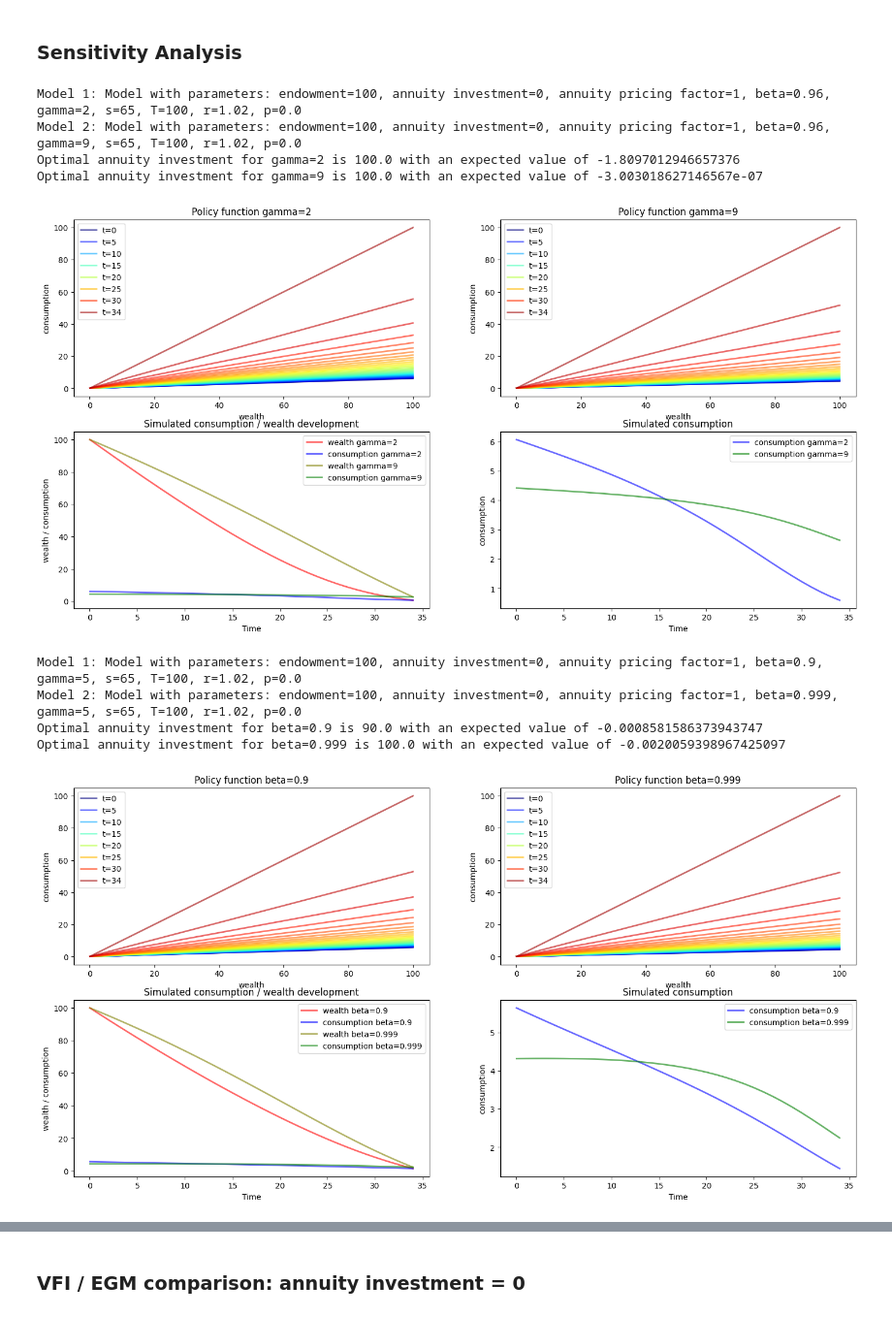
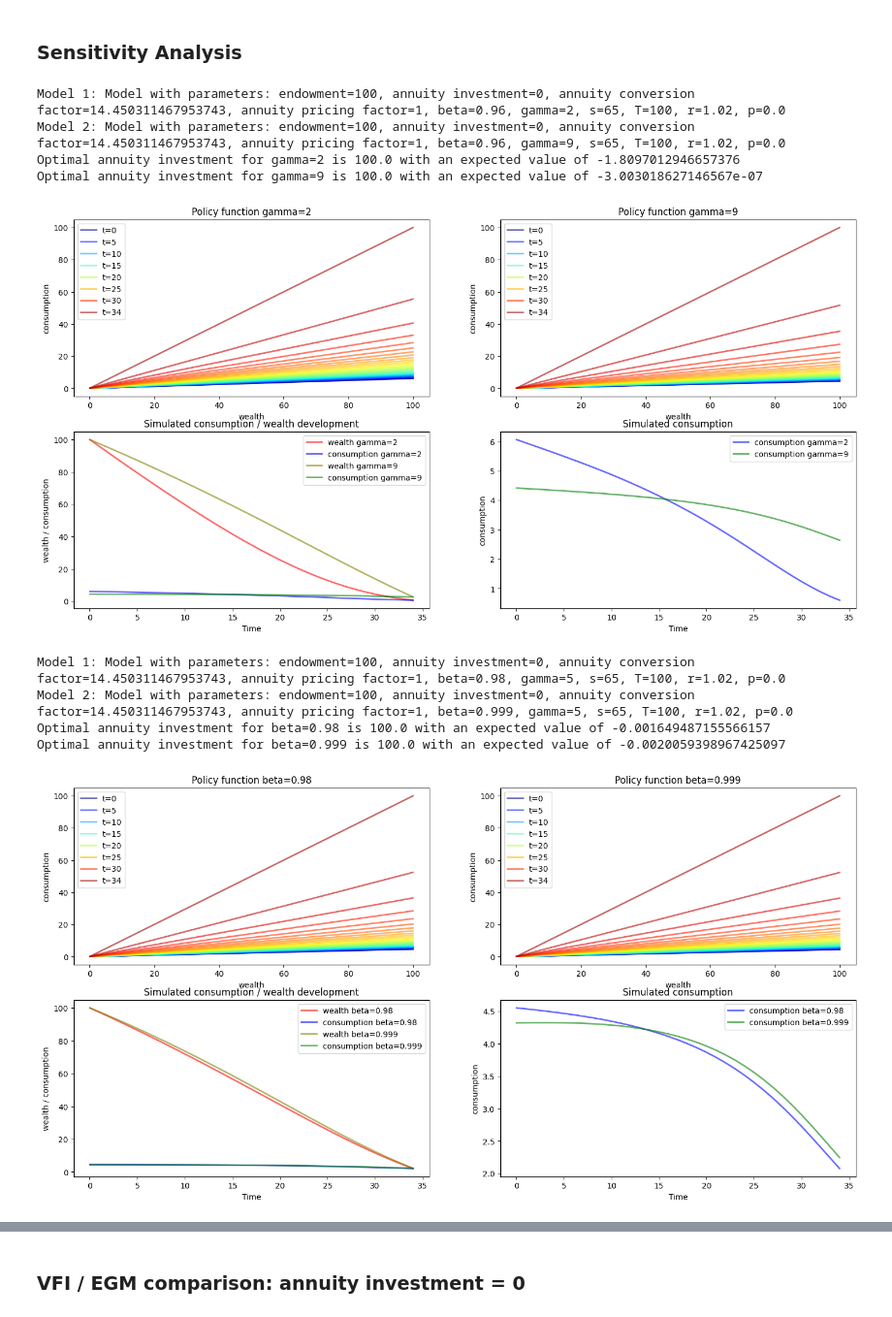
Before and after one commit to jonathan-cl/thesis, a Jupyter notebook: first_exercise/egm_and_vfi.ipynb, the cells around one changed output, grey strips where cells are left out. Shown at 97% size. Saved outputs shown, nothing was run; the diff lists cells and outputs as text; code cells hidden in the pictures.

```diff
--- a/first_exercise/egm_and_vfi.ipynb
+++ b/first_exercise/egm_and_vfi.ipynb
@@ -49,13 +52,14 @@ def get_s_prob(s, T):
  0.240081, 0.20208499999999996, 0.16218900000000003, 0.12029900000000004])
     return l[s:T]
 
-def get_annuity_payment(annuity_investment, S, R):
+def get_annuity_conversion_factor(S, R):
     accumulated_p_surv = 1
-    res = 0
+    con_factor = 0
     for t in range(len(S)):
         accumulated_p_surv *= S[t]
-        res += accumulated_p_surv / R ** t
-    return annuity_investment / res
+        con_factor += accumulated_p_surv / R ** t
+
+    return con_factor
 # %% [markdown]
 ### Define Model
 # %%
@@ -84,11 +88,12 @@ class Model:
             self.S = get_s_prob(s, T)
         else:
             self.S = np.full(self.n, 1)
+        self.annuity_conversion_factor = get_annuity_conversion_factor(self.S, self.R)
         self.annuity_pricing_factor = annuity_pricing_factor
-        self.p = get_annuity_payment(annuity_investment, self.S, self.R) / annuity_pricing_factor
+        self.p = self.annuity_investment / (self.annuity_conversion_factor * self.annuity_pricing_factor)
 
     def __repr__(self):
-        return f"Model with parameters: endowment={self.endowment}, annuity investment={self.annuity_investment}, annuity pricing factor={self.annuity_pricing_factor}, beta={self.beta}, gamma={self.gamma}, s={self.s}, T={self.T}, r={self.R}, p={self.p}"
+        return f"Model with parameters: endowment={self.endowment}, annuity investment={self.annuity_investment}, annuity conversion factor={self.annuity_conversion_factor}, annuity pricing factor={self.annuity_pricing_factor}, beta={self.beta}, gamma={self.gamma}, s={self.s}, T={self.T}, r={self.R}, p={self.p}"
 
     # Utility function
     def u(self, c):
@@ -268,25 +275,25 @@ print(f"Optimal annuity investment for gamma=2 is {opt_inv_1} with an expected v
 opt_inv_2, value_2 = find_optimal_annuity(solve_egm, grid_size=21, model_args={"gamma":9})
 print(f"Optimal annuity investment for gamma=9 is {opt_inv_2} with an expected value of {value_2}")
 # %% [output]
-Model 1: Model with parameters: endowment=100, annuity investment=0, annuity pricing factor=1, beta=0.96, gamma=2, s=65, T=100, r=1.02, p=0.0
-Model 2: Model with parameters: endowment=100, annuity investment=0, annuity pricing factor=1, beta=0.96, gamma=9, s=65, T=100, r=1.02, p=0.0
+Model 1: Model with parameters: endowment=100, annuity investment=0, annuity conversion factor=14.450311467953743, annuity pricing factor=1, beta=0.96, gamma=2, s=65, T=100, r=1.02, p=0.0
+Model 2: Model with parameters: endowment=100, annuity investment=0, annuity conversion factor=14.450311467953743, annuity pricing factor=1, beta=0.96, gamma=9, s=65, T=100, r=1.02, p=0.0
 Optimal annuity investment for gamma=2 is 100.0 with an expected value of -1.8097012946657376
 Optimal annuity investment for gamma=9 is 100.0 with an expected value of -3.003018627146567e-07
 [figure]
 # %%
-m1 = Model(beta=0.9)
+m1 = Model(beta=0.98)
 m2 = Model(beta=0.999)
-solve_and_plot_comp(m1, m2, "beta=0.9", "beta=0.999")
-opt_inv_1, value_1 = find_optimal_annuity(solve_egm, grid_size=21, model_args={"beta":0.9})
-print(f"Optimal annuity investment for beta=0.9 is {opt_inv_1} with an expected value of {value_1}")
+solve_and_plot_comp(m1, m2, "beta=0.98", "beta=0.999")
+opt_inv_1, value_1 = find_optimal_annuity(solve_egm, grid_size=21, model_args={"beta":0.98})
+print(f"Optimal annuity investment for beta=0.98 is {opt_inv_1} with an expected value of {value_1}")
 opt_inv_2, value_2 = find_optimal_annuity(solve_egm, grid_size=21, model_args={"beta":0.999})
 print(f"Optimal annuity investment for beta=0.999 is {opt_inv_2} with an expected value of {value_2}")
 # %% [output]
-Model 1: Model with parameters: endowment=100, annuity investment=0, annuity pricing factor=1, beta=0.9, gamma=5, s=65, T=100, r=1.02, p=0.0
-Model 2: Model with parameters: endowment=100, annuity investment=0, annuity pricing factor=1, beta=0.999, gamma=5, s=65, T=100, r=1.02, p=0.0
-Optimal annuity investment for beta=0.9 is 90.0 with an expected value of -0.0008581586373943747
+Model 1: Model with parameters: endowment=100, annuity investment=0, annuity conversion factor=14.450311467953743, annuity pricing factor=1, beta=0.98, gamma=5, s=65, T=100, r=1.02, p=0.0
+Model 2: Model with parameters: endowment=100, annuity investment=0, annuity conversion factor=14.450311467953743, annuity pricing factor=1, beta=0.999, gamma=5, s=65, T=100, r=1.02, p=0.0
+Optimal annuity investment for beta=0.98 is 100.0 with an expected value of -0.001649487155566157
 Optimal annuity investment for beta=0.999 is 100.0 with an expected value of -0.0020059398967425097
-[figure, old version]
+[figure, new version]
 # %%
 m1 = Model(annuity_investment=100, annuity_pricing_factor=1.2)
 m2 = Model(annuity_investment=100, annuity_pricing_factor=1.5)
```
Also changed, not shown: parts of 8 cells of this notebook.
